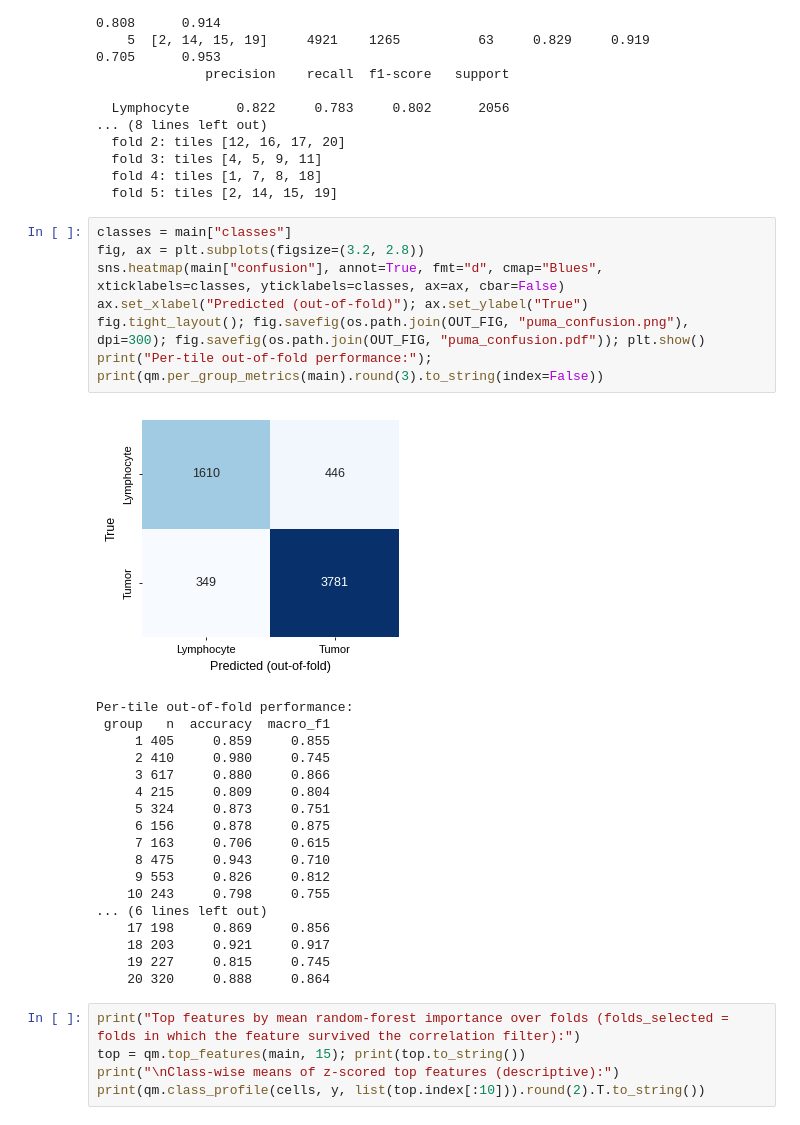
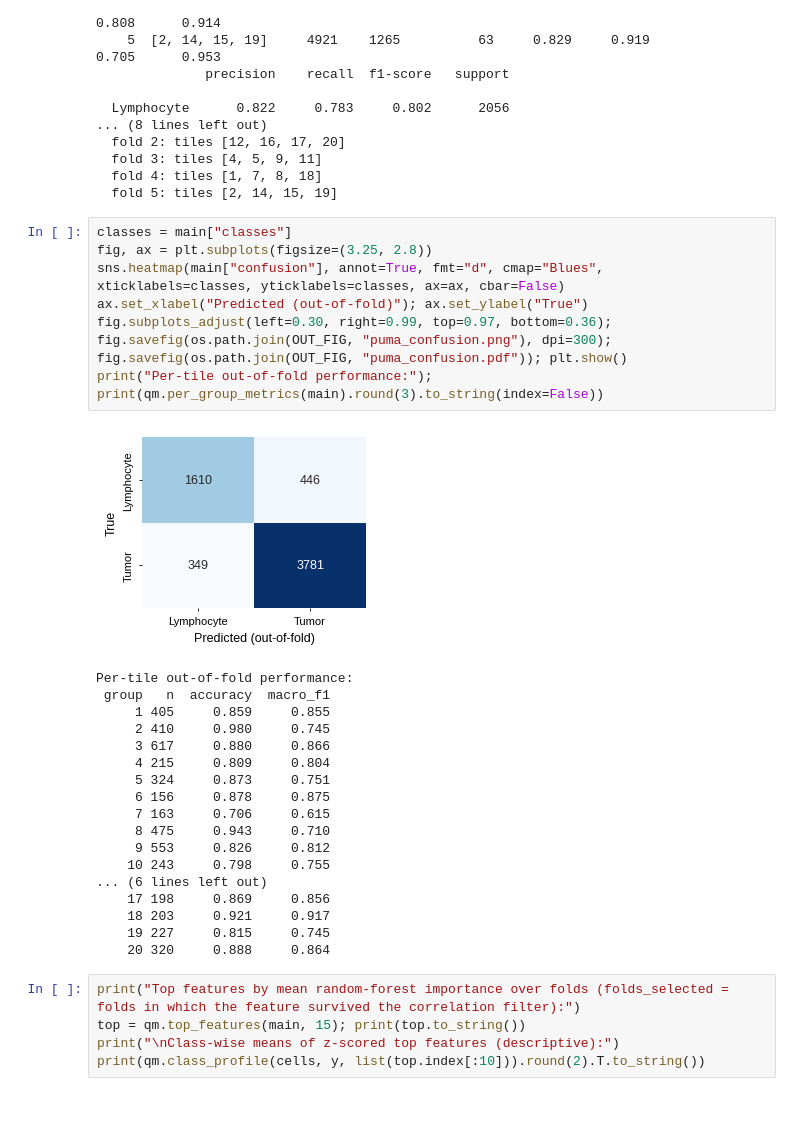
Before and after one commit to icm-dac/QuRad, a Jupyter notebook: notebooks/example_application_puma.ipynb, the cells around one changed output. Saved outputs shown, nothing was run; the diff lists cells and outputs as text.

Commit message:
Compact figure panels for the article and add the Zenodo metadata

```diff
--- a/notebooks/example_application_puma.ipynb
+++ b/notebooks/example_application_puma.ipynb
@@ -106,13 +106,13 @@ Features retained per fold: mean 62.6 (range 62-63)
   fold 5: tiles [2, 14, 15, 19]
 # %%
 classes = main["classes"]
-fig, ax = plt.subplots(figsize=(3.2, 2.8))
+fig, ax = plt.subplots(figsize=(3.25, 2.8))
 sns.heatmap(main["confusion"], annot=True, fmt="d", cmap="Blues", xticklabels=classes, yticklabels=classes, ax=ax, cbar=False)
 ax.set_xlabel("Predicted (out-of-fold)"); ax.set_ylabel("True")
-fig.tight_layout(); fig.savefig(os.path.join(OUT_FIG, "puma_confusion.png"), dpi=300); fig.savefig(os.path.join(OUT_FIG, "puma_confusion.pdf")); plt.show()
+fig.subplots_adjust(left=0.30, right=0.99, top=0.97, bottom=0.36); fig.savefig(os.path.join(OUT_FIG, "puma_confusion.png"), dpi=300); fig.savefig(os.path.join(OUT_FIG, "puma_confusion.pdf")); plt.show()
 print("Per-tile out-of-fold performance:"); print(qm.per_group_metrics(main).round(3).to_string(index=False))
 # %% [output]
-[figure, old version]
+[figure, new version]
 Per-tile out-of-fold performance:
  group   n  accuracy  macro_f1
      1 405     0.859     0.855
```
Also changed, not shown: 17 other files.
